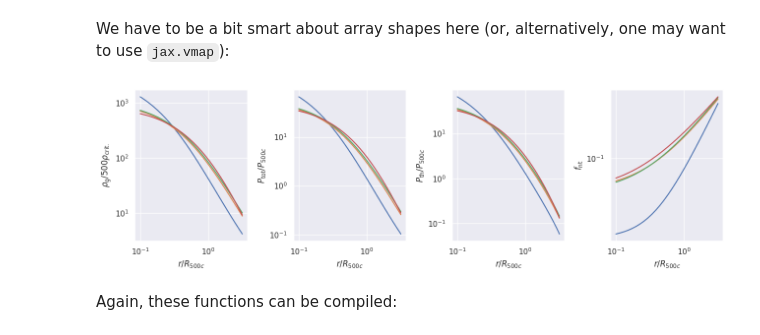
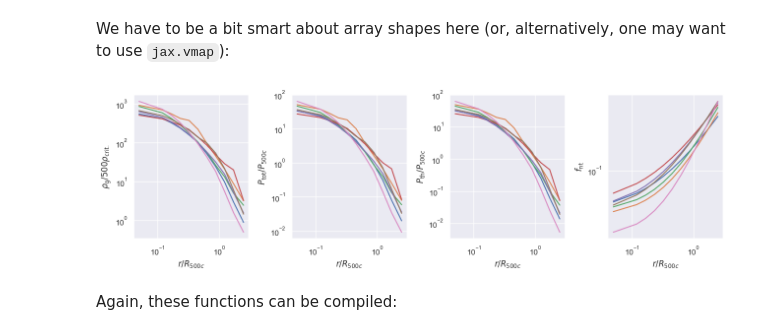
Before and after one commit to fkeruzore/picasso, a Jupyter notebook: docs/notebooks/demo_model.ipynb, the cells around one changed output. Cells and saved outputs as stored; diff of their text form; code cells hidden in the pictures.

```diff
--- a/docs/notebooks/demo_model.ipynb
+++ b/docs/notebooks/demo_model.ipynb
@@ -86,11 +76,11 @@ theta_gas = jnp.array([3.22e3, 1.91e2, 1.134, 0.0, 3.594e-7, 1.18e-2, 2.11e-1, 1
 
 First, focusing on one halo, we can use `polytrop.rho_P_g` to compute density and total pressure:
 # %%
-rho_g, P_tot = polytrop.rho_P_g(phi[0], r_R500c, *theta_gas[:5])
+rho_g, P_tot = polytrop.rho_P_g(phi[0], r_R500c[0], *theta_gas[:5])
 
 fig, axs = plt.subplots(1, 2, figsize=(8, 4))
 for ax, q in zip(axs, [rho_g, P_tot]):
-    ax.loglog(r_R500c, q)
+    ax.loglog(r_R500c[0], q)
     ax.set_xlabel("$r / R_{500c}$")
 axs[0].set_ylabel("$\\rho_{\\rm g} / 500 \\rho_{\\rm crit.}$")
 axs[1].set_ylabel("$P_{\\rm tot} / P_{500c}$")
@@ -101,11 +91,11 @@ fig.tight_layout()
 The function can easily be compiled just-in-time:
 # %%
 rho_P_g = jax.jit(polytrop.rho_P_g)
-rho_g, P_tot = rho_P_g(phi[0], r_R500c, *theta_gas[:5])
+rho_g, P_tot = rho_P_g(phi[0], r_R500c[0], *theta_gas[:5])
 
 if benchmark:
     print("Not jitted:", end=" ")
-    %timeit _ = polytrop.rho_P_g(phi[0], r_R500c, *theta_gas[:5])
+    %timeit _ = polytrop.rho_P_g(phi[0], r_R500c[0], *theta_gas[:5])
     print("jitted:", end=" ")
-    %timeit _ = rho_P_g(phi[0], r_R500c, *theta_gas[:5])
+    %timeit _ = rho_P_g(phi[0], r_R500c[0], *theta_gas[:5])
 # %% [output]
@@ -116,12 +106,12 @@ Not jitted: 3.31 ms ± 346 μs per loop (mean ± std. dev. of 7 runs, 100 loops
 
 Similarly, the non-thermal pressure fraction can be computed using `nonthermal.f_nt_generic`, and be used to derive the thermal pressure:
 # %%
-f_nt = nonthermal.f_nt_generic(r_R500c / 2, *theta_gas[5:])
+f_nt = nonthermal.f_nt_generic(r_R500c[0] / 2, *theta_gas[5:])
 P_th = P_tot * (1 - f_nt)
 
 fig, axs = plt.subplots(1, 2, figsize=(8, 4))
 for ax, q in zip(axs, [P_th, f_nt]):
-    ax.loglog(r_R500c, q)
+    ax.loglog(r_R500c[0], q)
     ax.set_xlabel("$r / R_{500c}$")
 axs[0].set_ylabel("$P_{\\rm th} / P_{500c}$")
 axs[1].set_ylabel("$f_{\\rm nt}$")
@@ -156,37 +134,47 @@ r_R500c_v = jnp.outer(jnp.ones(len(halos)), r_R500c)  # same radii for all halos
+# %%
+theta_gas = jnp.array([
+    [6.8168e+02, 4.2554e+01, 1.1553e+00, 0.0000e+00, 9.0783e-07, 4.2568e-02, 2.6434e-01, 8.6513e-01],
+    [1.1593e+03, 6.6720e+01, 1.1435e+00, 0.0000e+00, 5.1063e-07, 3.7982e-02, 2.7196e-01, 1.0898e+00],
+    [1.1806e+03, 6.6686e+01, 1.1394e+00, 0.0000e+00, 3.4640e-07, 4.1790e-02, 3.0468e-01, 1.0849e+00],
+    [6.2562e+02, 3.4515e+01, 1.1449e+00, 0.0000e+00, 2.8243e-07, 4.9366e-02, 3.3784e-01, 8.4570e-01],
+    [8.4713e+02, 4.7153e+01, 1.1409e+00, 0.0000e+00, 1.7668e-07, 4.3313e-02, 3.4503e-01, 9.4095e-01],
+    [9.0735e+02, 5.1616e+01, 1.1423e+00, 0.0000e+00, 1.2721e-07, 4.0001e-02, 3.5159e-01, 9.7828e-01],
+    [1.8332e+03, 1.0815e+02, 1.1419e+00, 0.0000e+00, 7.6836e-08, 2.4986e-02, 3.2474e-01, 1.3087e+00]
+])
 # %% [markdown]
 We have to be a bit smart about array shapes here (or, alternatively, one may want to use `jax.vmap`):
 # %%
 def thermodynamics(phi, theta_gas, r_pol, r_fnt):
     rho_g, P_tot = polytrop.rho_P_g(
         phi, r_pol,
         theta_gas[..., 0, None],
         theta_gas[..., 1, None],
         theta_gas[..., 2, None],
         theta_gas[..., 3, None],
         theta_gas[..., 4, None],
     )
     f_nt = nonthermal.f_nt_generic(
         r_fnt,
         theta_gas[..., 5, None],
         theta_gas[..., 6, None],
         theta_gas[..., 7, None],
     )
     return rho_g, P_tot, P_tot * (1 - f_nt), f_nt
 
-rho_g, P_tot, P_th, f_nt = thermodynamics(phi, theta_gas_v, r_R500c, r_R500c_v / 2)
+rho_g, P_tot, P_th, f_nt = thermodynamics(phi, theta_gas, r_R500c, r_R500c / 2)
 
 fig, axs = plt.subplots(1, 4, figsize=(13, 4))
 for ax, q in zip(axs, [rho_g, P_tot, P_th, f_nt]):
-    ax.loglog(r_R500c_v.T, q.T)
+    ax.loglog(r_R500c.T, q.T)
     ax.set_xlabel("$r / R_{500c}$")
 
 axs[0].set_ylabel("$\\rho_{\\rm g} / 500 \\rho_{\\rm crit.}$")
 axs[1].set_ylabel("$P_{\\rm tot} / P_{500c}$")
 axs[2].set_ylabel("$P_{\\rm th} / P_{500c}$")
 axs[3].set_ylabel("$f_{\\rm nt}$")
 fig.tight_layout()
 # %% [output]
-[figure, old version]
+[figure, new version]
 # %% [markdown]
 Again, these functions can be compiled:
 # %%
```
Also changed, not shown: parts of 9 cells of this notebook, 5 other files.
